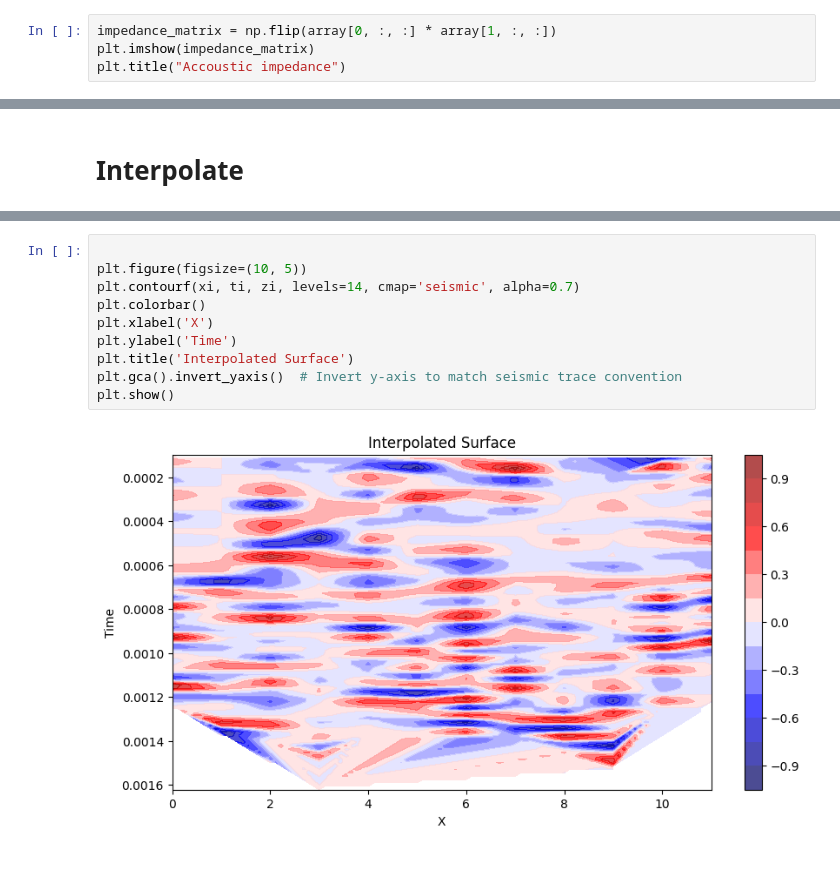
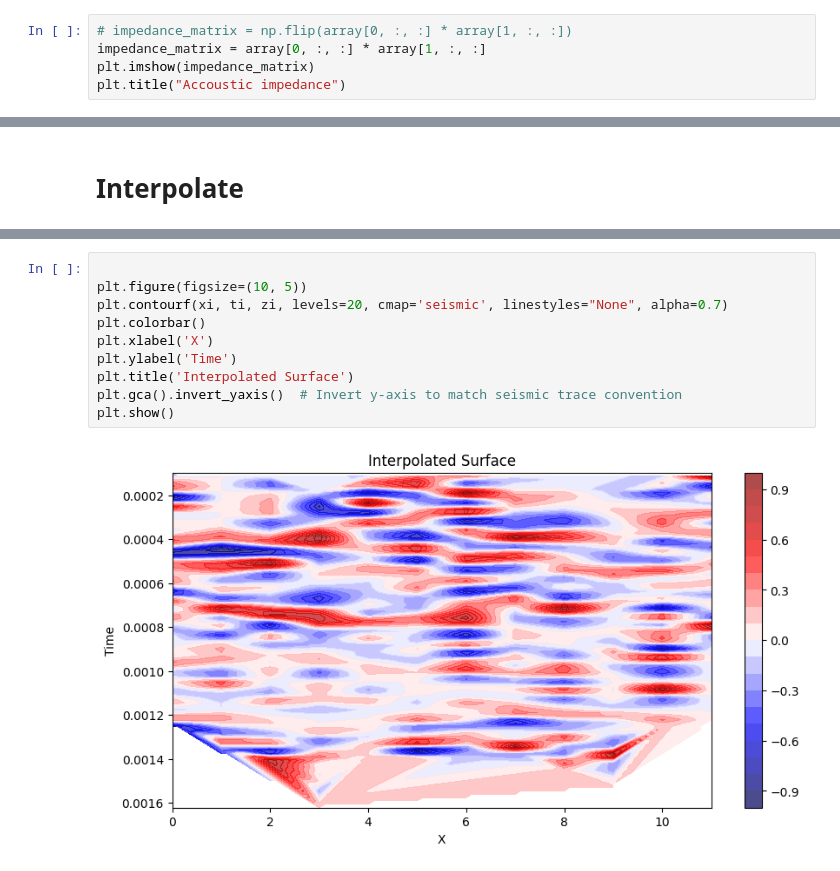
Before and after one commit to Dunckleosteus/seismic, a Jupyter notebook: seismic.ipynb, the cells around one changed output, grey strips where cells are left out. Saved outputs shown, nothing was run; the diff lists cells and outputs as text.

```diff
--- a/seismic.ipynb
+++ b/seismic.ipynb
@@ -92,7 +88,8 @@ $$I_i=\rho_i \times v_i$$
 
 So to calculate it, we simply need to multiply the first layer in array to the second one.
 # %%
-impedance_matrix = np.flip(array[0, :, :] * array[1, :, :])
+# impedance_matrix = np.flip(array[0, :, :] * array[1, :, :])
+impedance_matrix = array[0, :, :] * array[1, :, :]
 plt.imshow(impedance_matrix)
 plt.title("Accoustic impedance")
 # %% [output]
@@ -444,12 +441,12 @@ plt.show()
 # %%
 
 plt.figure(figsize=(10, 5))
-plt.contourf(xi, ti, zi, levels=14, cmap='seismic', alpha=0.7)
+plt.contourf(xi, ti, zi, levels=20, cmap='seismic', linestyles="None", alpha=0.7)
 plt.colorbar()
 plt.xlabel('X')
 plt.ylabel('Time')
 plt.title('Interpolated Surface')
 plt.gca().invert_yaxis()  # Invert y-axis to match seismic trace convention
 plt.show()
 # %% [output]
-[figure, old version]
+[figure, new version]
```
Also changed, not shown: parts of 15 cells of this notebook.
